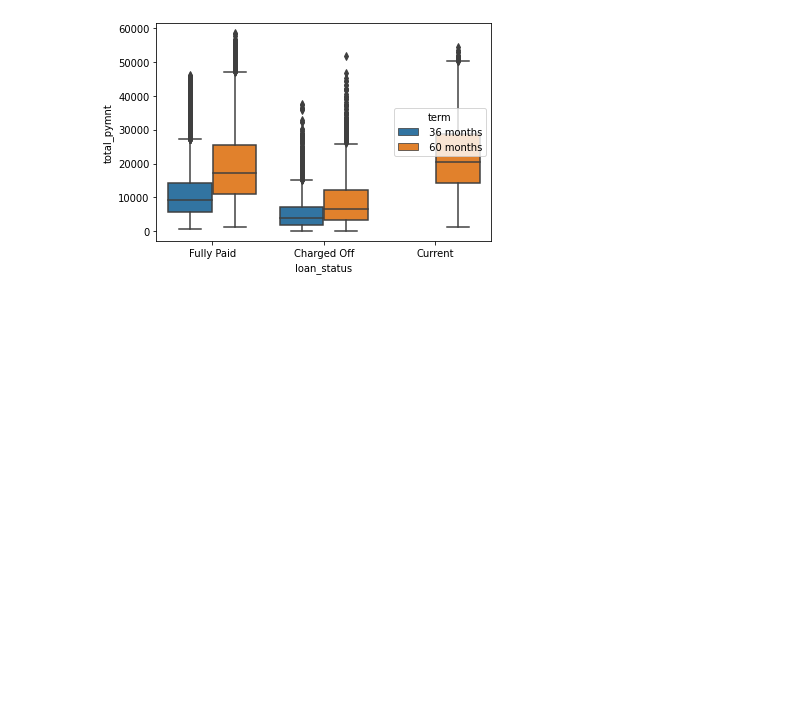
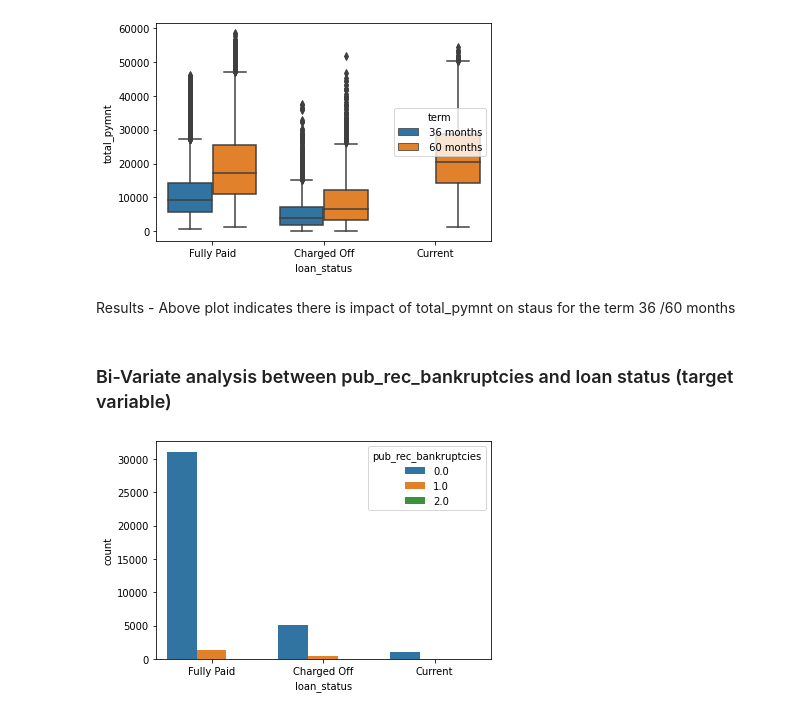
Before and after one commit to geeta-m-desai/LendingClubCaseStudy, a Jupyter notebook: Group_Facilitator_Geeta.ipynb, the cells around one changed output. Cells and saved outputs as stored; diff of their text form; code cells hidden in the pictures; blank space fills up the shorter version.

Commit message:
Bi-variate analysis with more variables

```diff
--- a/Group_Facilitator_Geeta.ipynb
+++ b/Group_Facilitator_Geeta.ipynb
@@ -354,3 +360,11 @@ sns.boxplot(y=df['loan_amnt'],x=df['loan_status'],hue=df['term']);
 sns.boxplot(y=df['total_pymnt'],x=df['loan_status'],hue=df['term']);
 # %% [output]
 [figure]
+# %% [markdown]
+Results - Above plot indicates there is impact of total_pymnt on staus for the term 36 /60 months
+# %% [markdown]
+### Bi-Variate analysis between pub_rec_bankruptcies and loan status (target variable)
+# %%
+sns.countplot(x=df['loan_status'],hue=df['pub_rec_bankruptcies']);
+# %% [output]
+[figure, added]
```
Also changed, not shown: parts of 5 cells of this notebook.
